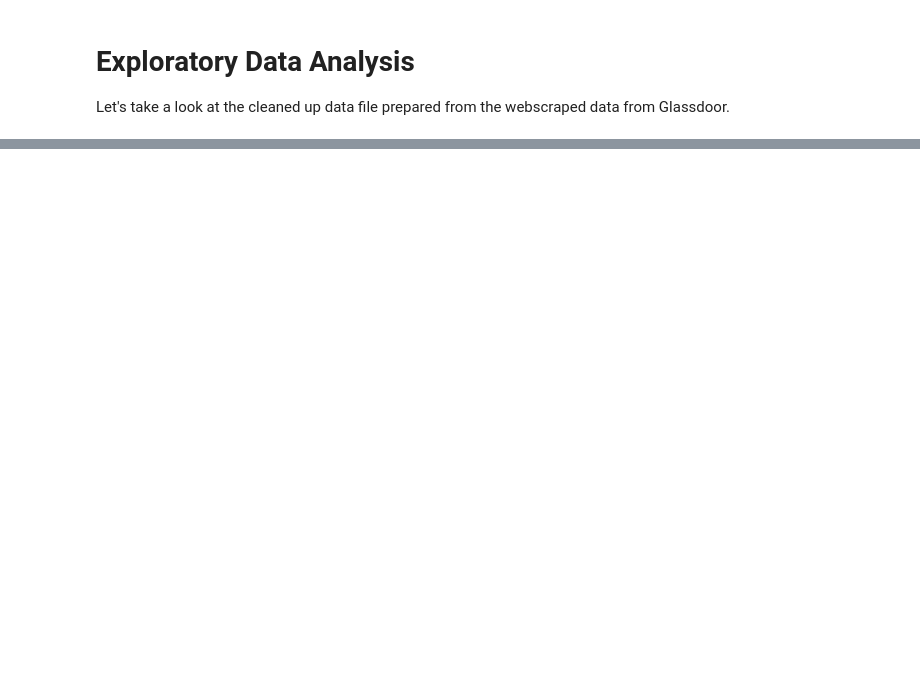
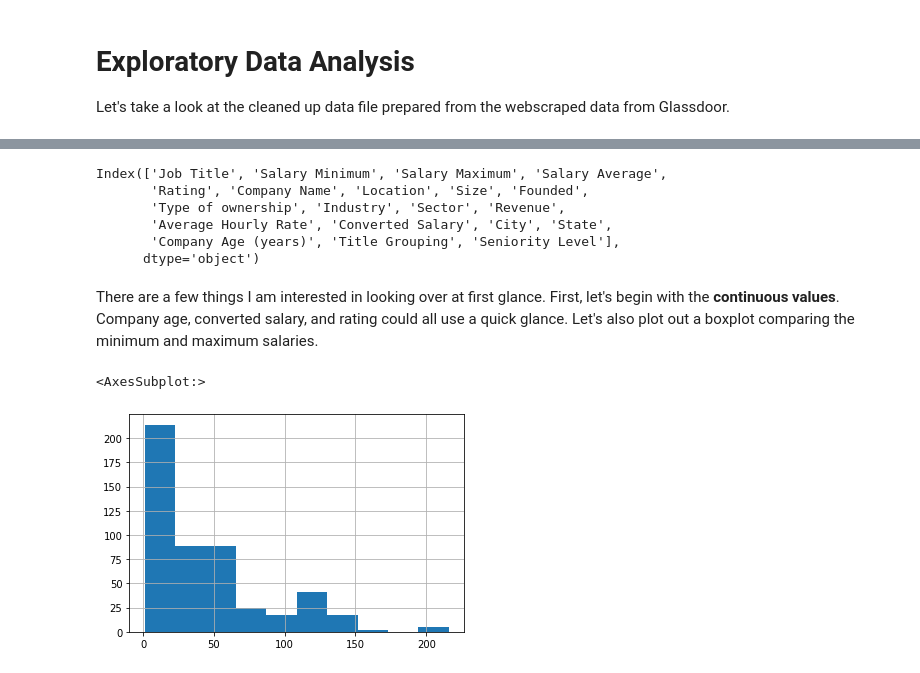
Before and after one commit to markfarrugia29/Webscraping-and-analysis-projects, a Jupyter notebook: Glassdoor_webscraper/Jupyter_notebooks/EDA_webscraper.ipynb, the cells around one changed output, grey strips where cells are left out. Cells and saved outputs as stored; diff of their text form; code cells hidden in the pictures; blank space fills up the shorter version.

```diff
--- a/Glassdoor_webscraper/Jupyter_notebooks/EDA_webscraper.ipynb
+++ b/Glassdoor_webscraper/Jupyter_notebooks/EDA_webscraper.ipynb
@@ -9,4 +9,6 @@ import matplotlib.pyplot as plt
 import seaborn as sns
 # %%
 #load the .csv saved in the cleanup notebook into a dataframe
-df = pd.read_csv('DA_data_cleaned.csv')
+file = r"C:\Users\Tineash\Projects\Glassdoor_webscraper\Data\DA_data_cleaned.csv" #copy the file path between the double quotes
+df = pd.read_csv(file)
+df
@@ -12,0 +29,18 @@ df = pd.read_csv('DA_data_cleaned.csv')
+# %%
+#Let's remind ourselves what data attributes we have
+df.columns
+# %% [output]
+Index(['Job Title', 'Salary Minimum', 'Salary Maximum', 'Salary Average',
+       'Rating', 'Company Name', 'Location', 'Size', 'Founded',
+       'Type of ownership', 'Industry', 'Sector', 'Revenue',
+       'Average Hourly Rate', 'Converted Salary', 'City', 'State',
+       'Company Age (years)', 'Title Grouping', 'Seniority Level'],
+      dtype='object')
+# %% [markdown]
+There are a few things I am interested in looking over at first glance. First, let's begin with the **continuous values**. Company age, converted salary, and rating could all use a quick glance. Let's also plot out a boxplot comparing the minimum and maximum salaries.
+# %%
+company_age_hist=df['Company Age (years)'].hist()
+company_age_hist
+# %% [output]
+<AxesSubplot:>
+[figure, added]
```
Also changed, not shown: parts of 28 cells of this notebook, 3 other files.
